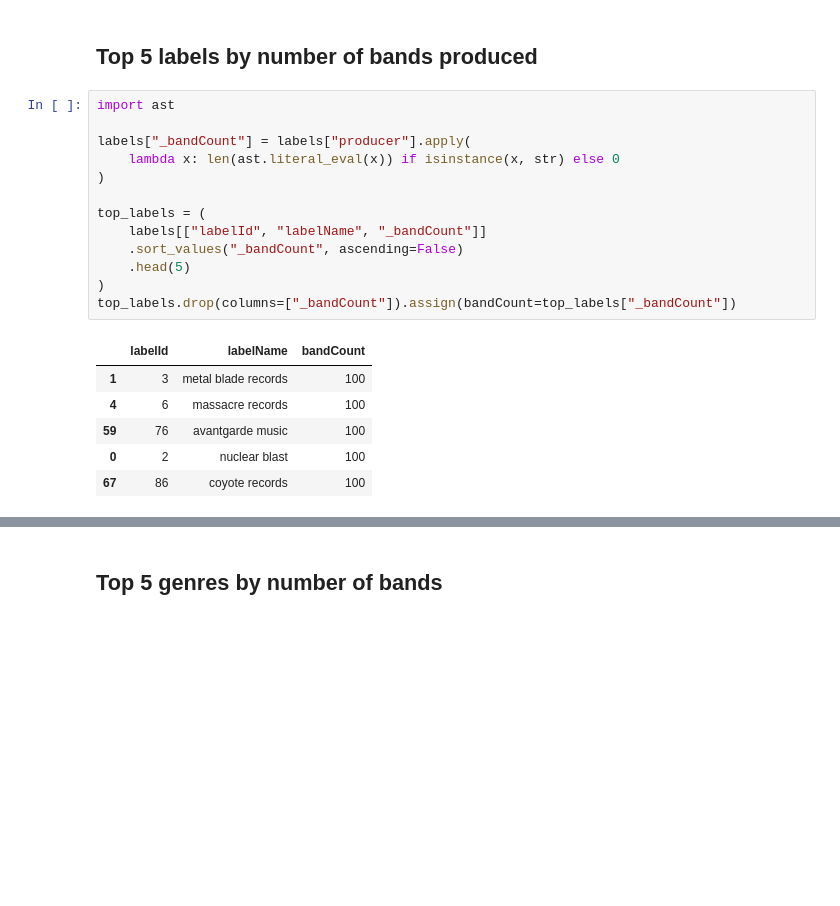
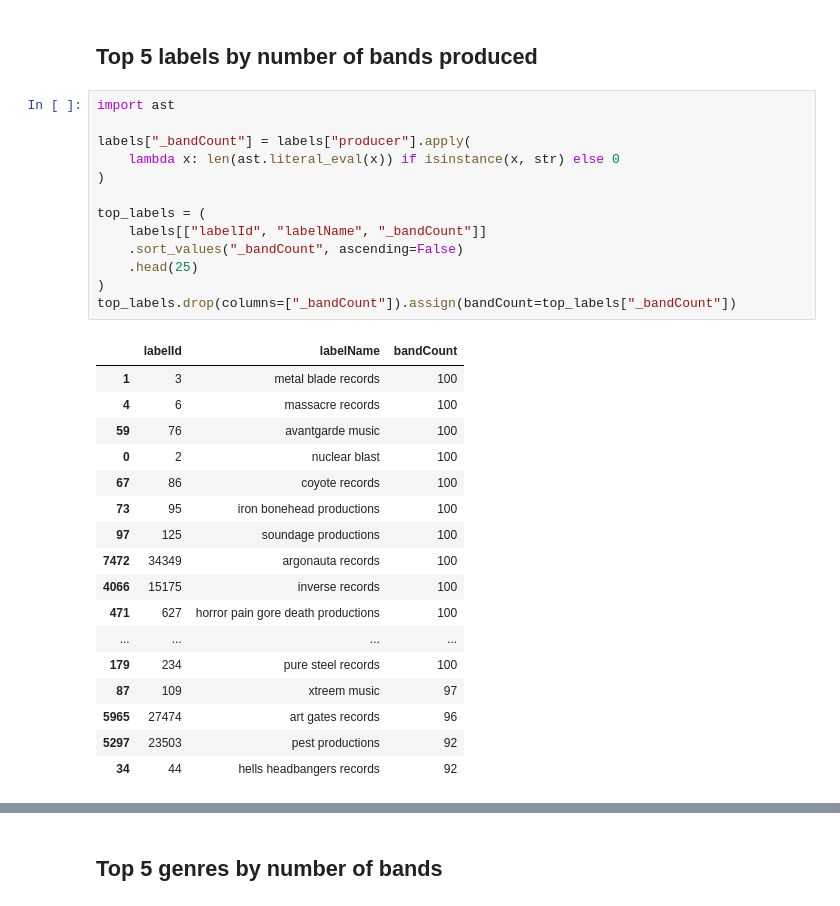
Before and after one commit to OceanBerlinghieri/ontometal, a Jupyter notebook: analysis/normalized_data_v1.ipynb, the cells around one changed output, grey strips where cells are left out. Cells and saved outputs as stored; diff of their text form; blank space fills up the shorter version.

```diff
--- a/analysis/normalized_data_v1.ipynb
+++ b/analysis/normalized_data_v1.ipynb
@@ -308,20 +347,31 @@ top_countries
 # %%
 import ast
 
 labels["_bandCount"] = labels["producer"].apply(
     lambda x: len(ast.literal_eval(x)) if isinstance(x, str) else 0
 )
 
 top_labels = (
     labels[["labelId", "labelName", "_bandCount"]]
     .sort_values("_bandCount", ascending=False)
-    .head(5)
+    .head(25)
 )
 top_labels.drop(columns=["_bandCount"]).assign(bandCount=top_labels["_bandCount"])
 # %% [output]
 |  | labelId | labelName | bandCount |
 | 1 | 3 | metal blade records | 100 |
 | 4 | 6 | massacre records | 100 |
 | 59 | 76 | avantgarde music | 100 |
 | 0 | 2 | nuclear blast | 100 |
 | 67 | 86 | coyote records | 100 |
+| 73 | 95 | iron bonehead productions | 100 |
+| 97 | 125 | soundage productions | 100 |
+| 7472 | 34349 | argonauta records | 100 |
+| 4066 | 15175 | inverse records | 100 |
+| 471 | 627 | horror pain gore death productions | 100 |
+| ... | ... | ... | ... |
+| 179 | 234 | pure steel records | 100 |
+| 87 | 109 | xtreem music | 97 |
+| 5965 | 27474 | art gates records | 96 |
+| 5297 | 23503 | pest productions | 92 |
+| 34 | 44 | hells headbangers records | 92 |
```
Also changed, not shown: parts of 11 cells of this notebook, 9 other files.
